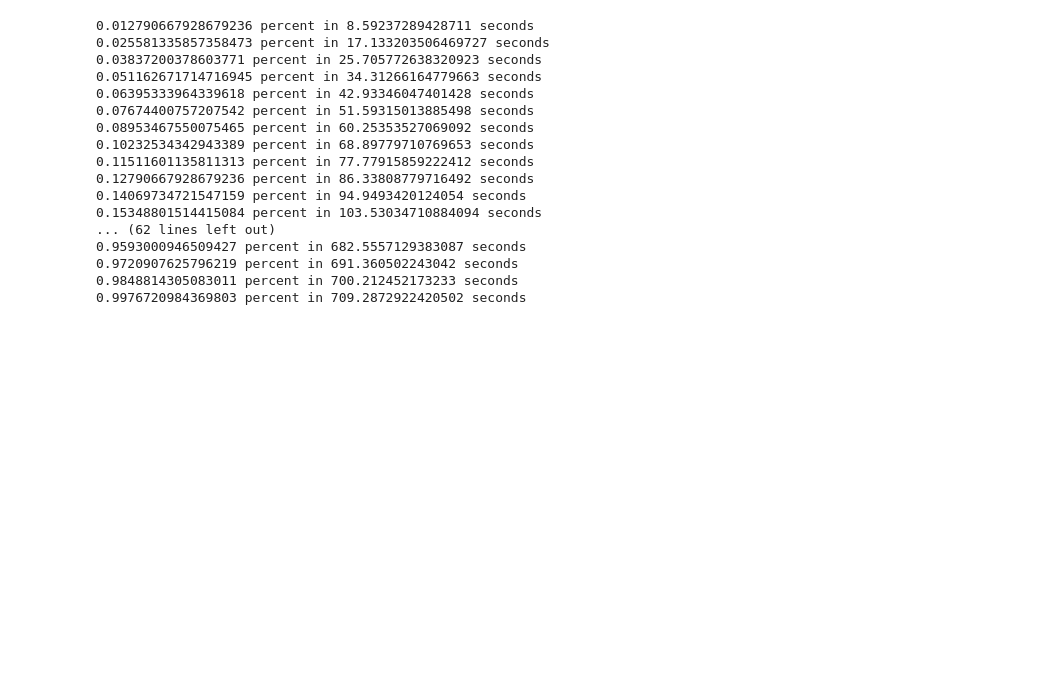
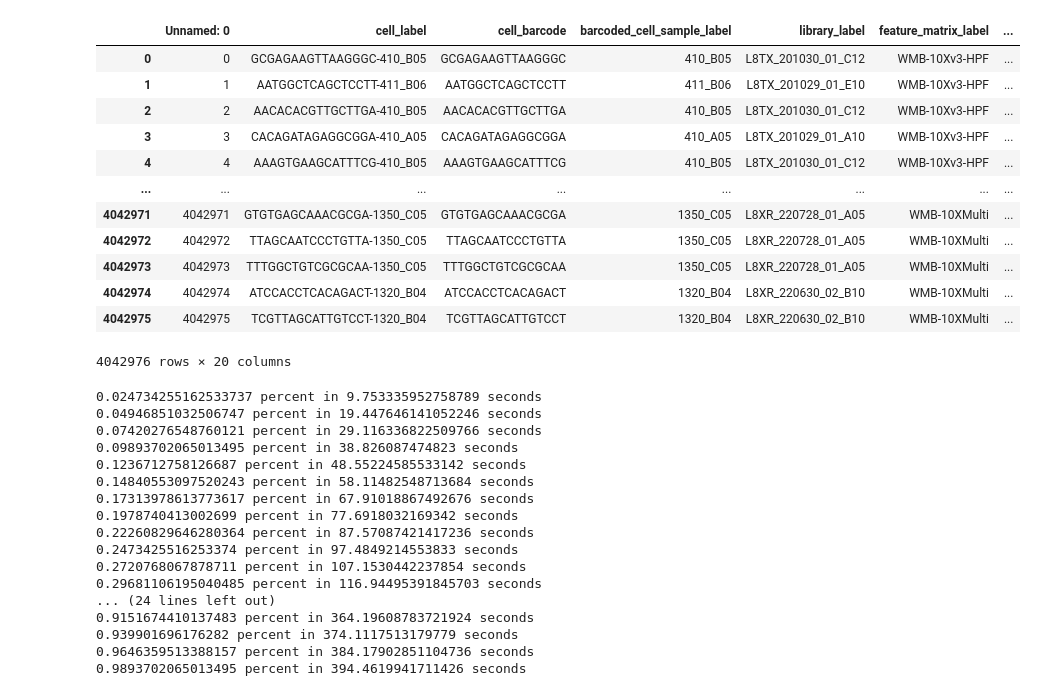
Before and after one commit to Bo-Wang-Lab/Vertebrate_hypothalamus, a Jupyter notebook: Preprocessing/Parent_Dict.ipynb, the cells around one changed output. Drawn from its saved outputs; the diff is of its cells as text; code cells hidden in the pictures; blank space fills up the shorter version.

```diff
--- a/Preprocessing/Parent_Dict.ipynb
+++ b/Preprocessing/Parent_Dict.ipynb
@@ -25,44 +25,59 @@ import dill
 from scipy.optimize import minimize
 import pickle
 # %%
-sam = SAM()
-sam.load_data('Active_SAM_joined/SAM_Allen_Insitute_NN_subclass_250.h5ad')
+metadata = pd.read_csv('../../Allen_institute_labels_v2_classsubclasssupertype.csv')
+# %%
+metadata
+# %% [output]
+|  | Unnamed: 0 | cell_label | cell_barcode | barcoded_cell_sample_label | library_label | feature_matrix_label | ... |
+| 0 | 0 | GCGAGAAGTTAAGGGC-410_B05 | GCGAGAAGTTAAGGGC | 410_B05 | L8TX_201030_01_C12 | WMB-10Xv3-HPF | ... |
+| 1 | 1 | AATGGCTCAGCTCCTT-411_B06 | AATGGCTCAGCTCCTT | 411_B06 | L8TX_201029_01_E10 | WMB-10Xv3-HPF | ... |
+| 2 | 2 | AACACACGTTGCTTGA-410_B05 | AACACACGTTGCTTGA | 410_B05 | L8TX_201030_01_C12 | WMB-10Xv3-HPF | ... |
+| 3 | 3 | CACAGATAGAGGCGGA-410_A05 | CACAGATAGAGGCGGA | 410_A05 | L8TX_201029_01_A10 | WMB-10Xv3-HPF | ... |
+| 4 | 4 | AAAGTGAAGCATTTCG-410_B05 | AAAGTGAAGCATTTCG | 410_B05 | L8TX_201030_01_C12 | WMB-10Xv3-HPF | ... |
+| ... | ... | ... | ... | ... | ... | ... | ... |
+| 4042971 | 4042971 | GTGTGAGCAAACGCGA-1350_C05 | GTGTGAGCAAACGCGA | 1350_C05 | L8XR_220728_01_A05 | WMB-10XMulti | ... |
+| 4042972 | 4042972 | TTAGCAATCCCTGTTA-1350_C05 | TTAGCAATCCCTGTTA | 1350_C05 | L8XR_220728_01_A05 | WMB-10XMulti | ... |
+| 4042973 | 4042973 | TTTGGCTGTCGCGCAA-1350_C05 | TTTGGCTGTCGCGCAA | 1350_C05 | L8XR_220728_01_A05 | WMB-10XMulti | ... |
+| 4042974 | 4042974 | ATCCACCTCACAGACT-1320_B04 | ATCCACCTCACAGACT | 1320_B04 | L8XR_220630_02_B10 | WMB-10XMulti | ... |
+| 4042975 | 4042975 | TCGTTAGCATTGTCCT-1320_B04 | TCGTTAGCATTGTCCT | 1320_B04 | L8XR_220630_02_B10 | WMB-10XMulti | ... |
+4042976 rows × 20 columns
 # %%
 hypo = ['15 HY Gnrh1 Glut','16 HY MM Glut','14 HY Glut','13 CNU-HYa Glut','12 HY GABA','11 CNU-HYa GABA']
 t0 = time.time()
 a = 0
 parent_dict = {}
-for item in sam.adata:
+for item in metadata.index:
     a += 1
-    parent_dict[list(item.obs['cluster_alias'])[0]] = list(item.obs['supertype_id_label'])[0]
-    parent_dict[list(item.obs['supertype_id_label'])[0]] = list(item.obs['subclass_id_label'])[0]
-    parent_dict[list(item.obs['subclass_id_label'])[0]] = list(item.obs['class_id_label'])[0]
-    if list(item.obs['class_id_label'])[0] in hypo:
-        parent_dict[list(item.obs['class_id_label'])[0]] = 'hypo'
+    parent_dict[metadata.loc[item,'cluster_alias']]= metadata.loc[item,'supertype_id_label']
+    parent_dict[metadata.loc[item,'supertype_id_label']] = metadata.loc[item,'subclass_id_label']
+    parent_dict[metadata.loc[item,'subclass_id_label']] = metadata.loc[item,'class_id_label']
+    if metadata.loc[item,'class_id_label'] in hypo:
+        parent_dict[metadata.loc[item,'class_id_label']] = 'hypo'
     else:
-        parent_dict[list(item.obs['class_id_label'])[0]] = 'not hypo'
-    if a % 1000 == 0:
+        parent_dict[metadata.loc[item,'class_id_label']] = 'not hypo'
+    if a % 100000 == 0:
         t1 = time.time()
-        print(str(a/len(sam.adata)) + ' percent in ' + str(t1-t0) + ' seconds')
+        print(str(a/len(metadata)) + ' percent in ' + str(t1-t0) + ' seconds')
 parent_dict['Unlabeled'] = 'Unlabeled'
 # %% [output]
-0.012790667928679236 percent in 8.59237289428711 seconds
-0.025581335857358473 percent in 17.133203506469727 seconds
-0.03837200378603771 percent in 25.705772638320923 seconds
-0.051162671714716945 percent in 34.31266164779663 seconds
-0.06395333964339618 percent in 42.93346047401428 seconds
-0.07674400757207542 percent in 51.59315013885498 seconds
-0.08953467550075465 percent in 60.25353527069092 seconds
-0.10232534342943389 percent in 68.89779710769653 seconds
-0.11511601135811313 percent in 77.77915859222412 seconds
-0.12790667928679236 percent in 86.33808779716492 seconds
-0.14069734721547159 percent in 94.9493420124054 seconds
-0.15348801514415084 percent in 103.53034710884094 seconds
-... (62 lines left out)
-0.9593000946509427 percent in 682.5557129383087 seconds
-0.9720907625796219 percent in 691.360502243042 seconds
-0.9848814305083011 percent in 700.212452173233 seconds
-0.9976720984369803 percent in 709.2872922420502 seconds
+0.024734255162533737 percent in 9.753335952758789 seconds
+0.04946851032506747 percent in 19.447646141052246 seconds
+0.07420276548760121 percent in 29.116336822509766 seconds
+0.09893702065013495 percent in 38.826087474823 seconds
+0.1236712758126687 percent in 48.55224585533142 seconds
+0.14840553097520243 percent in 58.11482548713684 seconds
+0.17313978613773617 percent in 67.91018867492676 seconds
+0.1978740413002699 percent in 77.6918032169342 seconds
+0.22260829646280364 percent in 87.57087421417236 seconds
+0.2473425516253374 percent in 97.4849214553833 seconds
+0.2720768067878711 percent in 107.1530442237854 seconds
+0.29681106195040485 percent in 116.94495391845703 seconds
+... (24 lines left out)
+0.9151674410137483 percent in 364.19608783721924 seconds
+0.939901696176282 percent in 374.1117513179779 seconds
+0.9646359513388157 percent in 384.17902851104736 seconds
+0.9893702065013495 percent in 394.4619941711426 seconds
 # %%
 import pickle
 
```
Also changed, not shown: parts of 1 cell of this notebook, 3 other files.
